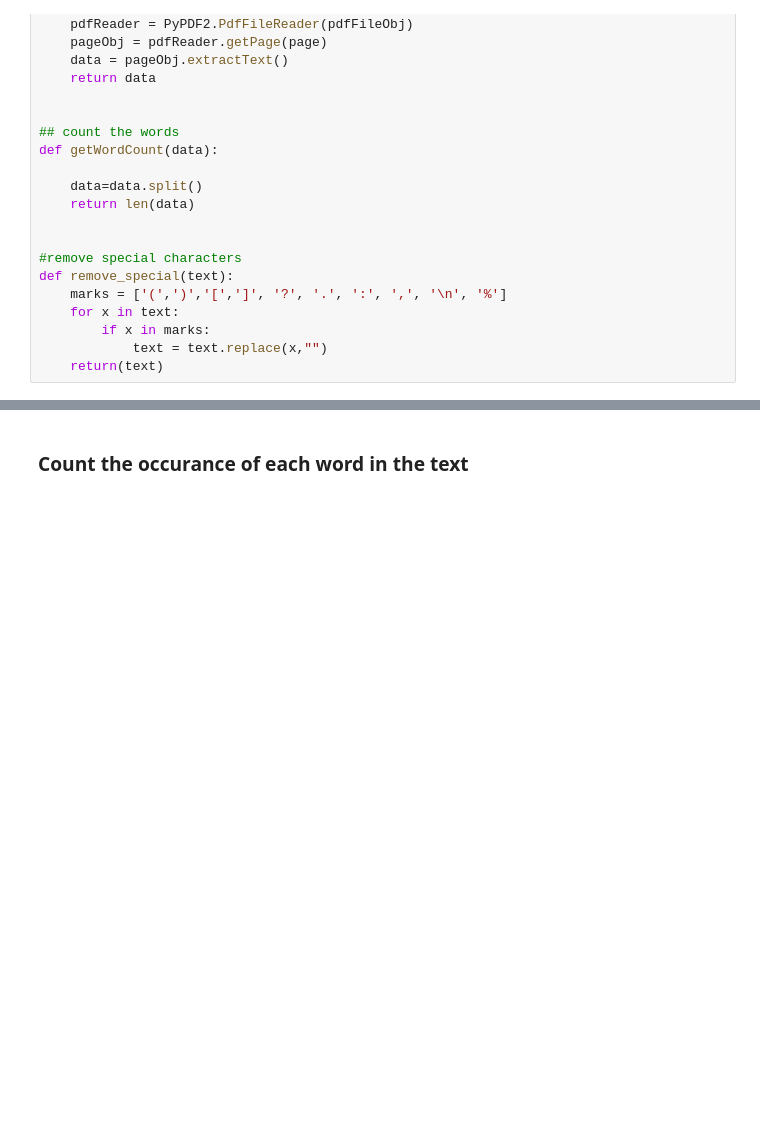
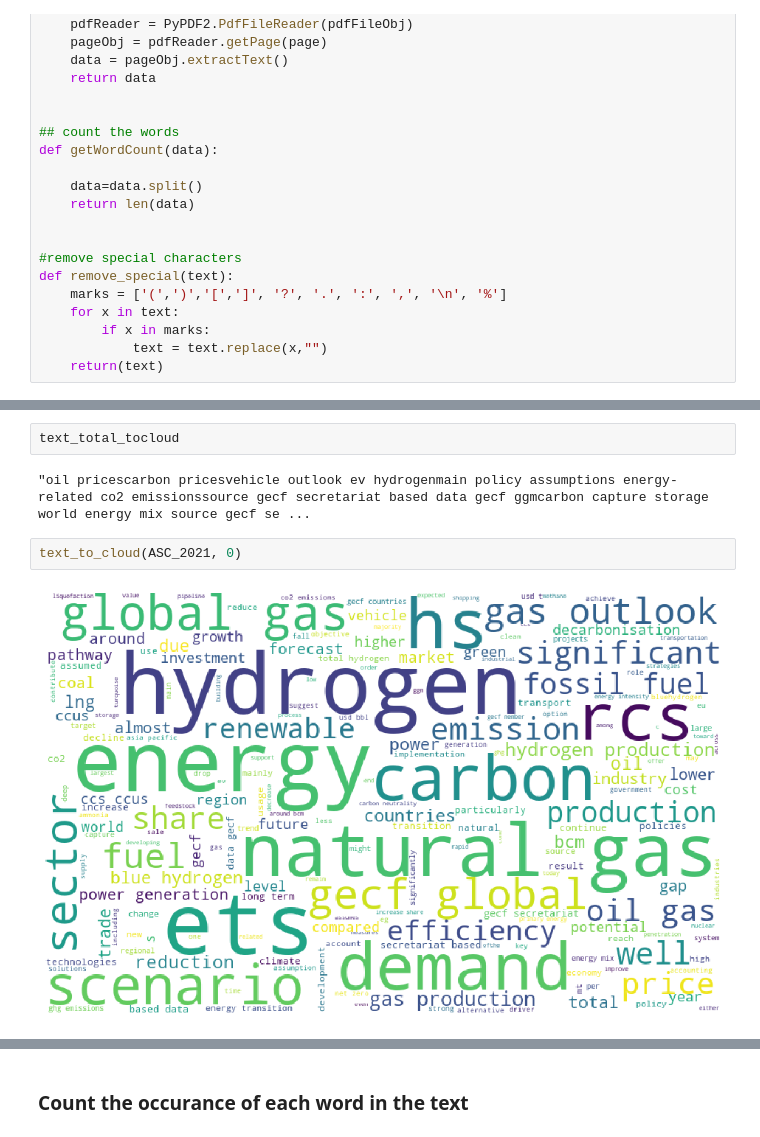
Before and after one commit to muadelm/PDF_report_to_WordCloud, a Jupyter notebook: PDF report_ what do reports say-Papers-Functions_FullCode.ipynb, the cells around one changed output, grey strips where cells are left out. Saved outputs shown, nothing was run; the diff lists cells and outputs as text; blank space fills up the shorter version.

```diff
--- a/PDF report_ what do reports say-Papers-Functions_FullCode.ipynb
+++ b/PDF report_ what do reports say-Papers-Functions_FullCode.ipynb
@@ -145,0 +213,8 @@ doc_to_cloud(r'C:\Users\M.Amer\Desktop\GECF_Corona\Outlook\Outlook 2020\Alternat
+# %%
+text_total_tocloud
+# %% [output]
+"oil pricescarbon pricesvehicle outlook ev hydrogenmain policy assumptions energy-related co2 emissionssource gecf secretariat based data gecf ggmcarbon capture storage world energy mix source gecf se ...
+# %%
+text_to_cloud(ASC_2021, 0)
+# %% [output]
+[figure, added]
```
Also changed, not shown: parts of 6 cells of this notebook.
